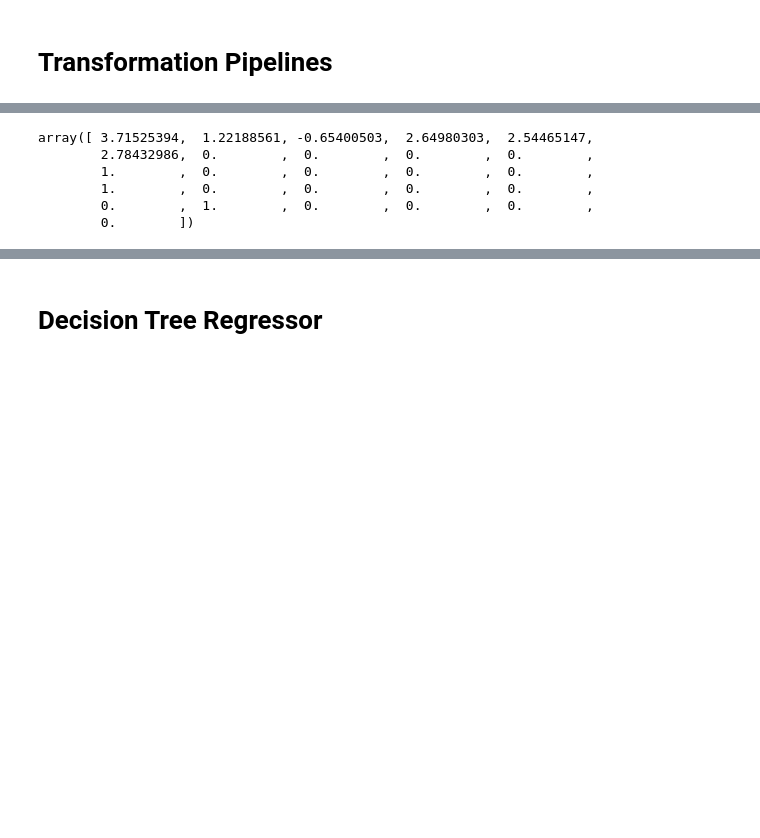
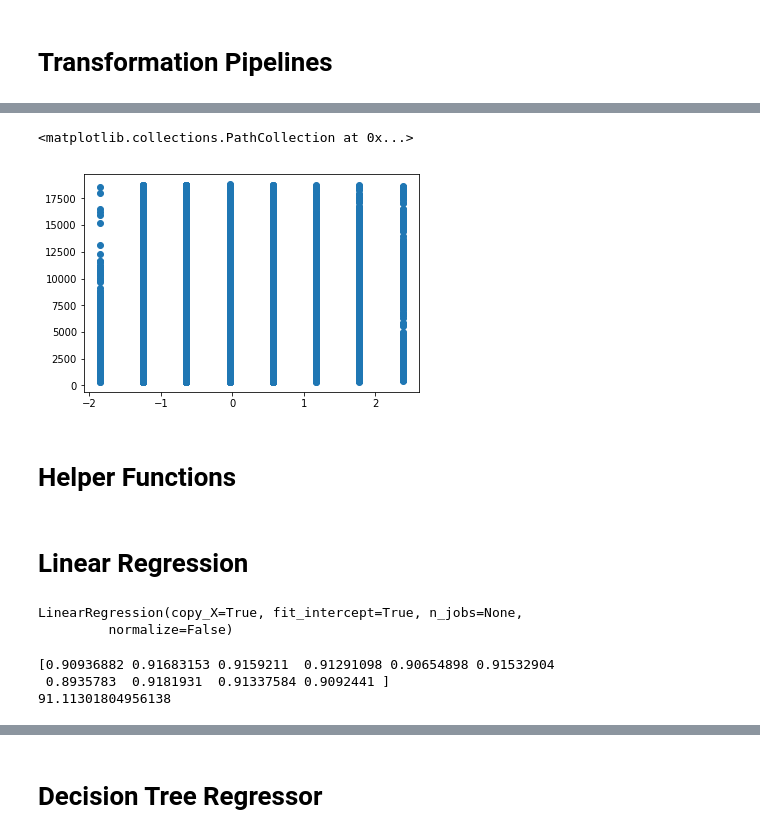
Before and after one commit to parvmaurya/ML_Diamonds_Dataset, a Jupyter notebook: diamond.ipynb, the cells around one changed output, grey strips where cells are left out. Cells and saved outputs as stored; diff of their text form; code cells hidden in the pictures; blank space fills up the shorter version.

```diff
--- a/diamond.ipynb
+++ b/diamond.ipynb
@@ -138,20 +249,29 @@ class DFSelector(BaseEstimator, TransformerMixin):
 # %%
+num_attributes = list(X_train)
+
 from sklearn.pipeline import Pipeline
 from sklearn.preprocessing import StandardScaler
-from sklearn.preprocessing import OneHotEncoder
-
-cat_attributes = ['cut','color','clarity']
-num_attributes = list(X_train.drop(cat_attributes,axis=1))
+from sklearn.feature_extraction import DictVectorizer
 
 num_pipeline = Pipeline([
     ('selector', DFSelector(num_attributes)),
     ('scaler', StandardScaler())
 ])
 
-cat_pipeline = Pipeline([
-    ('selector', DFSelector(cat_attributes)),
-    ('encoder', OneHotEncoder(sparse=False))
-])
+#cut_pipeline = Pipeline([
+#    ('selector', DFSelector(['cut'])),
+#    ('map_cut', DictVectorizer(sparse=False).fit([cut_map]))
+#])
+
+#clarity_pipeline = Pipeline([
+#    ('selector',DFSelector(['clarity'])),
+#    ('map_clarity', DictVectorizer(sparse = False).fit([clarity_map])),
+#])
+
+#color_pipeline = Pipeline([
+#    ('selector', DFSelector(['color'])),
+#    ('map_color', DictVectorizer(sparse = False).fit([color_map])),
+#])
 # %%
 from sklearn.pipeline import FeatureUnion
 
@@ -161,3 +283,4 @@ full_pipeline = FeatureUnion(transformer_list=[
 ])
 # %%
-X_train_prepared = full_pipeline.fit_transform(X_train,y_train)
+X_train_prepared = num_pipeline.fit_transform(X_train,y_train)
+X_train_prepared
@@ -164,10 +301,9 @@ X_train_prepared = full_pipeline.fit_transform(X_train,y_train)
 # %%
 sample = X_train_prepared[0]
 sample
+plt.scatter(x=X_train_prepared[:,3], y=y_train)
 # %% [output]
-array([ 3.71525394,  1.22188561, -0.65400503,  2.64980303,  2.54465147,
-        2.78432986,  0.        ,  0.        ,  0.        ,  0.        ,
-        1.        ,  0.        ,  0.        ,  0.        ,  0.        ,
-        1.        ,  0.        ,  0.        ,  0.        ,  0.        ,
-        0.        ,  1.        ,  0.        ,  0.        ,  0.        ,
-        0.        ])
+<matplotlib.collections.PathCollection at 0x...>
+[figure, added]
+# %% [markdown]
+# Helper Functions
@@ -173,0 +327,21 @@ array([ 3.71525394,  1.22188561, -0.65400503,  2.64980303,  2.54465147,
+# %% [markdown]
+# Linear Regression
+# %%
+from sklearn.linear_model import LinearRegression
+
+model_lr = LinearRegression()
+model_lr.fit(X_train_prepared, y_train)
+# %% [output]
+LinearRegression(copy_X=True, fit_intercept=True, n_jobs=None,
+         normalize=False)
+# %%
+from sklearn.model_selection import cross_val_score
+
+scores = cross_val_score(model_lr, X_train_prepared, y_train, cv=10)
+print(scores)
+
+print(scores.mean()*100)
+# %% [output]
+[0.90936882 0.91683153 0.9159211  0.91291098 0.90654898 0.91532904
+ 0.8935783  0.9181931  0.91337584 0.9092441 ]
+91.11301804956138
```
Also changed, not shown: parts of 23 cells of this notebook.
